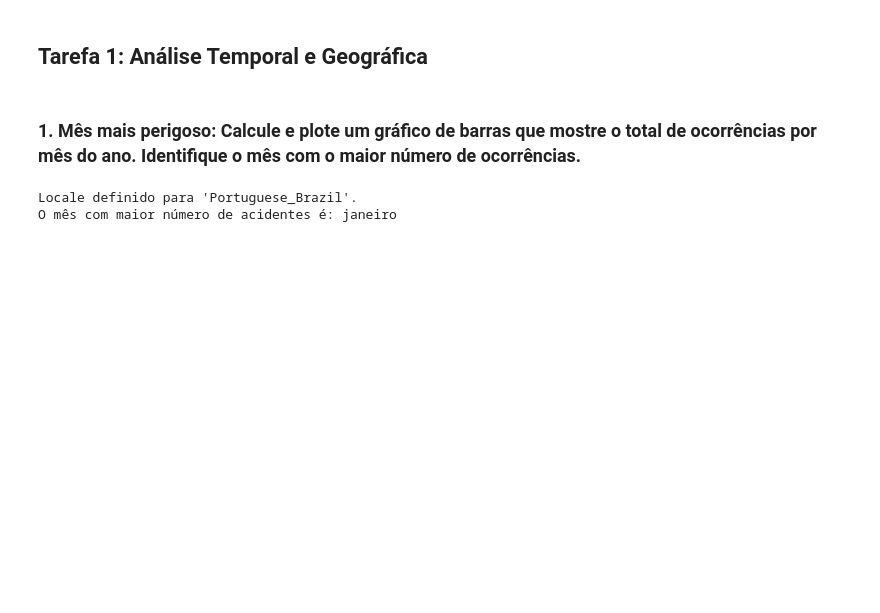
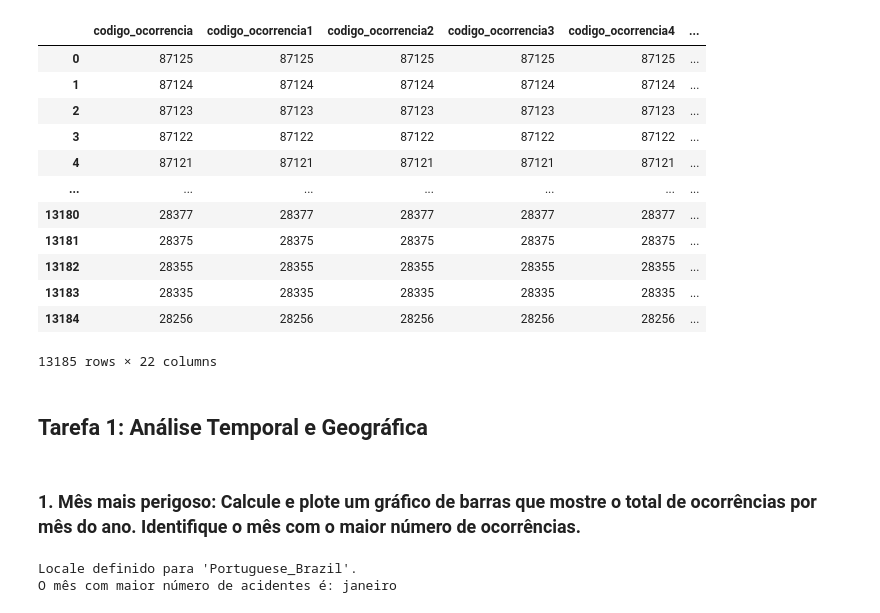
Before and after one commit to DosAnjos013/Analise_de_dados, a Jupyter notebook: Acidentes_Aereos/analise.ipynb, the cells around one changed output. Cells and saved outputs as stored; diff of their text form; code cells hidden in the pictures; blank space fills up the shorter version.

```diff
--- a/Acidentes_Aereos/analise.ipynb
+++ b/Acidentes_Aereos/analise.ipynb
@@ -1,3 +1,32 @@
+# %%
+import pandas as pd
+#Importação das bases de dados da web
+url_ocorrencias = 'https://dedalo.sti.fab.mil.br/dadosabertos/ocorrencia.csv'
+url_tipo_ocorrencia = 'https://dedalo.sti.fab.mil.br/dadosabertos/ocorrencia_tipo.csv'
+url_aeronaves = 'https://dedalo.sti.fab.mil.br/dadosabertos/aeronave.csv'
+url_fator_contribuinte = 'https://dedalo.sti.fab.mil.br/dadosabertos/fator_contribuinte.csv'
+
+#leitura das bases de dados
+ocorrencias_df = pd.read_csv(url_ocorrencias,sep= ';', encoding='latin-1')
+tipo_df = pd.read_csv(url_tipo_ocorrencia, sep=';', encoding='latin-1')
+aeronaves_df = pd.read_csv(url_aeronaves, sep= ';', encoding='latin-1')
+fator_df = pd.read_csv(url_fator_contribuinte, sep=';', encoding='latin-1')
+
+display(ocorrencias_df)
+# %% [output]
+|  | codigo_ocorrencia | codigo_ocorrencia1 | codigo_ocorrencia2 | codigo_ocorrencia3 | codigo_ocorrencia4 | ... |
+| 0 | 87125 | 87125 | 87125 | 87125 | 87125 | ... |
+| 1 | 87124 | 87124 | 87124 | 87124 | 87124 | ... |
+| 2 | 87123 | 87123 | 87123 | 87123 | 87123 | ... |
+| 3 | 87122 | 87122 | 87122 | 87122 | 87122 | ... |
+| 4 | 87121 | 87121 | 87121 | 87121 | 87121 | ... |
+| ... | ... | ... | ... | ... | ... | ... |
+| 13180 | 28377 | 28377 | 28377 | 28377 | 28377 | ... |
+| 13181 | 28375 | 28375 | 28375 | 28375 | 28375 | ... |
+| 13182 | 28355 | 28355 | 28355 | 28355 | 28355 | ... |
+| 13183 | 28335 | 28335 | 28335 | 28335 | 28335 | ... |
+| 13184 | 28256 | 28256 | 28256 | 28256 | 28256 | ... |
+13185 rows × 22 columns
 # %% [markdown]
 ## Tarefa 1: Análise Temporal e Geográfica
 # %% [markdown]
```
Also changed, not shown: parts of 10 cells of this notebook.
